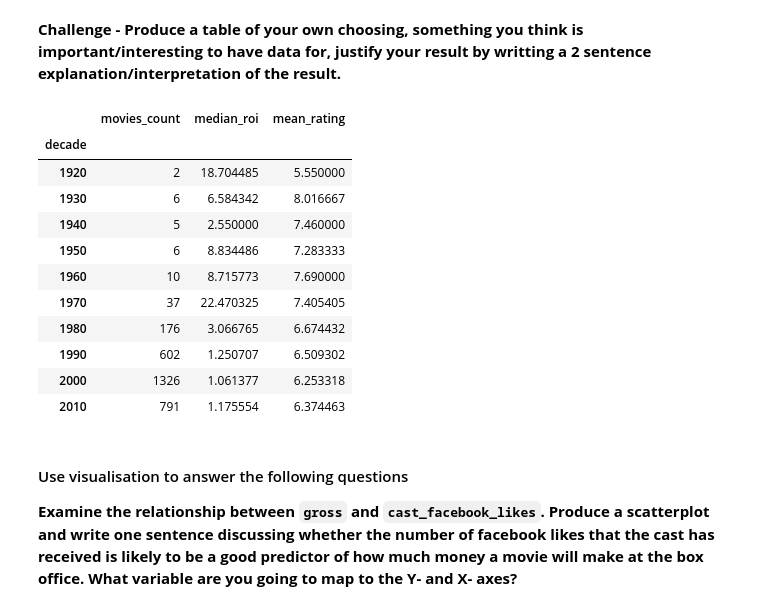
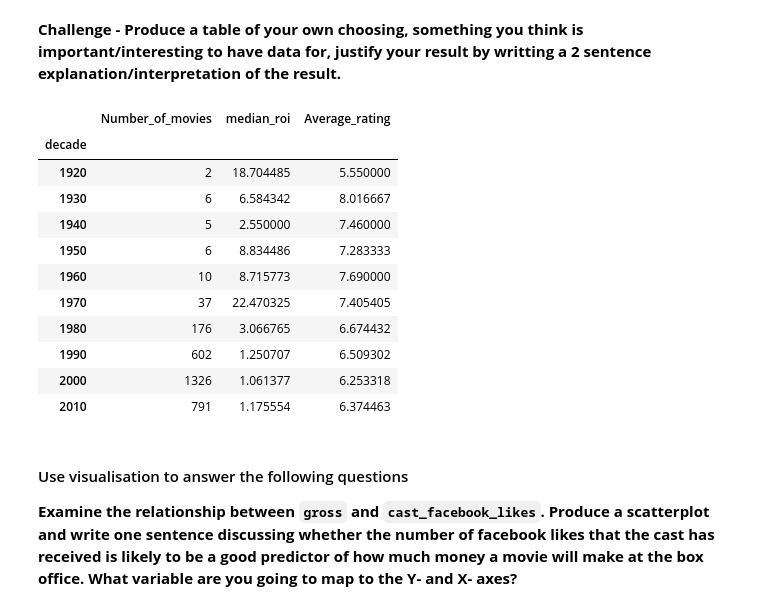
Before and after one commit to Saluka12/Analytics-through-coding-in-class, a Jupyter notebook: Session_2/Homework.ipynb, the cells around one changed output. Saved outputs shown, nothing was run; the diff lists cells and outputs as text; code cells hidden in the pictures.

```diff
--- a/Session_2/Homework.ipynb
+++ b/Session_2/Homework.ipynb
@@ -151,18 +153,19 @@ plt.show()
 # %% [markdown]
 **Challenge - Produce a table of your own choosing, something you think is important/interesting to have data for, justify your result by writting a 2 sentence explanation/interpretation of the result.**
 # %%
-# Challenge table example: decade overview (count, median ROI, mean rating)
-mov2 = movies.assign(
+ch = movies.assign(
     decade=(movies["year"] // 10) * 10,
     roi=np.where(movies["budget"] > 0, movies["gross"] / movies["budget"], np.nan)
 )
-mov2.groupby("decade").agg(
-    movies_count=("title", "count"),
+ch.groupby("decade").agg(
+    Number_of_movies=("title", "count"),
     median_roi=("roi", "median"),
-    mean_rating=("rating", "mean")
+    Average_rating=("rating", "mean")
 ).sort_index()
+# I chose decades, number of moveies per decade, median ROI and average rating: so we can observe how the movie industry has changed over time.
+# We can see that the median ROI has been decreasing over the decades, more movies are being produced until 2010's post 2007(crash is potentially reflected), but the average rating has remained relatively stable for the last 5 decades.
 # %% [output]
-|  | movies_count | median_roi | mean_rating |
+|  | Number_of_movies | median_roi | Average_rating |
 | decade |  |  |  |
 | 1920 | 2 | 18.704485 | 5.550000 |
 | 1930 | 6 | 6.584342 | 8.016667 |
```
Also changed, not shown: parts of 6 cells of this notebook.
